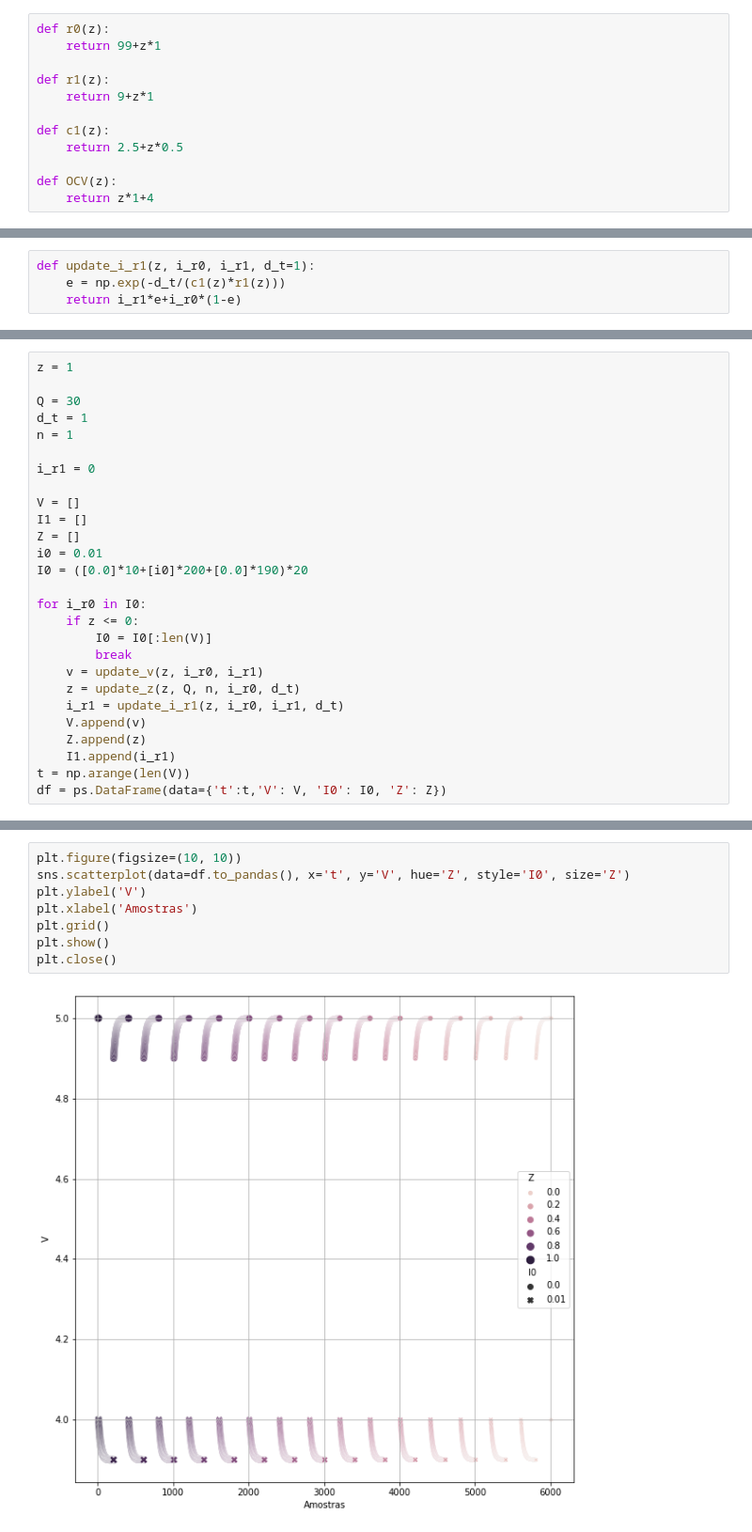
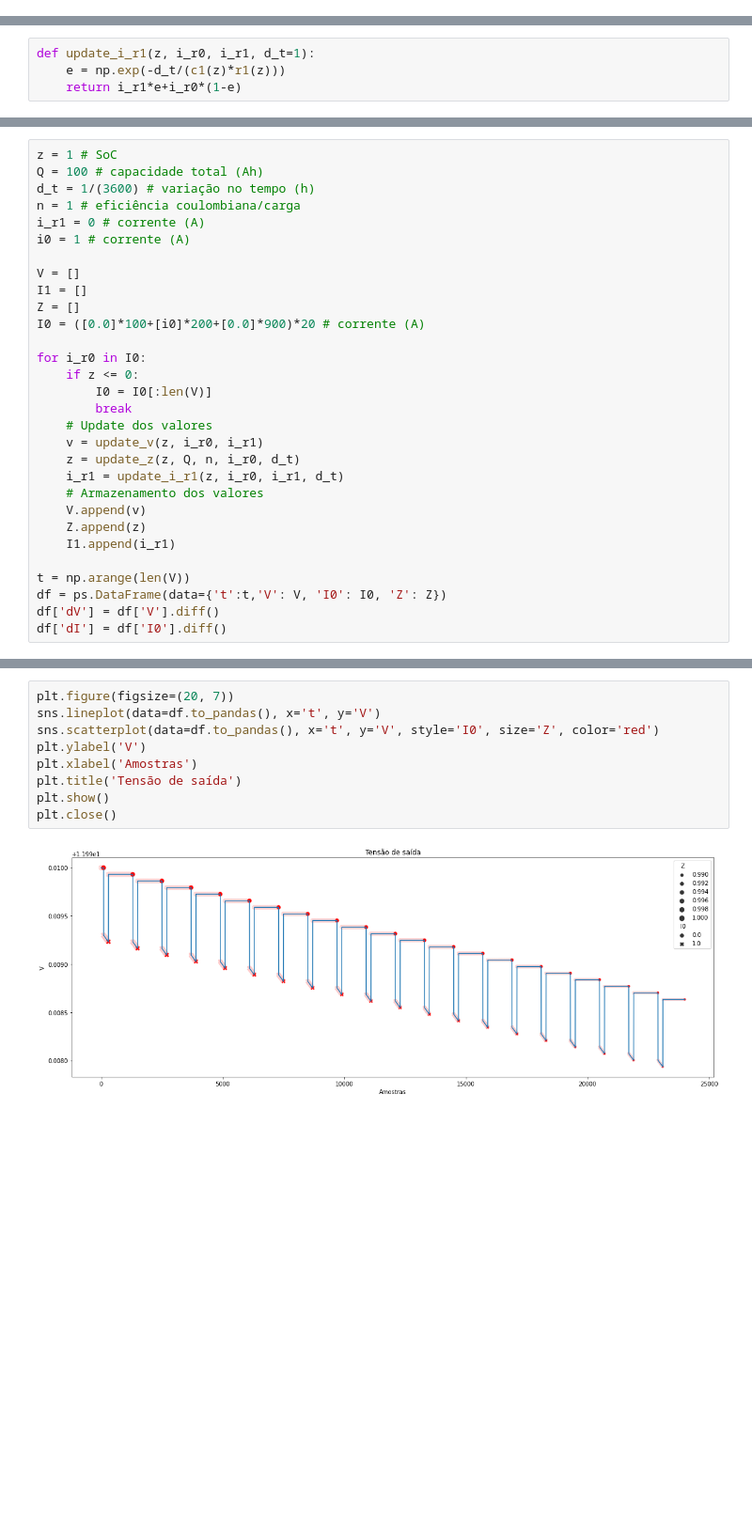
Before and after one commit to CaioMizerkowski/controle_avancado, a Jupyter notebook: TE979/modelo.ipynb, the cells around one changed output, grey strips where cells are left out. Shown at 94% size. Saved outputs shown, nothing was run; the diff lists cells and outputs as text; blank space fills up the shorter version.

```diff
--- a/TE979/modelo.ipynb
+++ b/TE979/modelo.ipynb
@@ -14,18 +44,6 @@ def update_z(z, Q, n, i, d_t=1):
     '''
     z -= n*i*(d_t/Q)
     return max(z,0)
-# %%
-def r0(z):
-    return 99+z*1
-
-def r1(z):
-    return 9+z*1
-
-def c1(z):
-    return 2.5+z*0.5
-
-def OCV(z):
-    return z*1+4
 # %%
 def update_v(z, i_r0, i_r1):
     return OCV(z) - i_r0*r0(z) - i_r1*r1(z)
@@ -36,27 +56,30 @@ def update_i_r1(z, i_r0, i_r1, d_t=1):
 # %%
-z = 1
-
-Q = 30
-d_t = 1
-n = 1
-
-i_r1 = 0
+z = 1 # SoC
+Q = 100 # capacidade total (Ah)
+d_t = 1/(3600) # variação no tempo (h)
+n = 1 # eficiência coulombiana/carga
+i_r1 = 0 # corrente (A)
+i0 = 1 # corrente (A)
 
 V = []
 I1 = []
 Z = []
-i0 = 0.01
-I0 = ([0.0]*10+[i0]*200+[0.0]*190)*20
+I0 = ([0.0]*100+[i0]*200+[0.0]*900)*20 # corrente (A)
 
 for i_r0 in I0:
     if z <= 0:
         I0 = I0[:len(V)]
         break
+    # Update dos valores
     v = update_v(z, i_r0, i_r1)
     z = update_z(z, Q, n, i_r0, d_t)
     i_r1 = update_i_r1(z, i_r0, i_r1, d_t)
+    # Armazenamento dos valores
     V.append(v)
     Z.append(z)
     I1.append(i_r1)
+
 t = np.arange(len(V))
 df = ps.DataFrame(data={'t':t,'V': V, 'I0': I0, 'Z': Z})
+df['dV'] = df['V'].diff()
+df['dI'] = df['I0'].diff()
@@ -63,10 +88,11 @@ df = ps.DataFrame(data={'t':t,'V': V, 'I0': I0, 'Z': Z})
 # %%
-plt.figure(figsize=(10, 10))
-sns.scatterplot(data=df.to_pandas(), x='t', y='V', hue='Z', style='I0', size='Z')
+plt.figure(figsize=(20, 7))
+sns.lineplot(data=df.to_pandas(), x='t', y='V')
+sns.scatterplot(data=df.to_pandas(), x='t', y='V', style='I0', size='Z', color='red')
 plt.ylabel('V')
 plt.xlabel('Amostras')
-plt.grid()
+plt.title('Tensão de saída')
 plt.show()
 plt.close()
 # %% [output]
-[figure, old version]
+[figure, new version]
```
Also changed, not shown: parts of 29 cells of this notebook.
